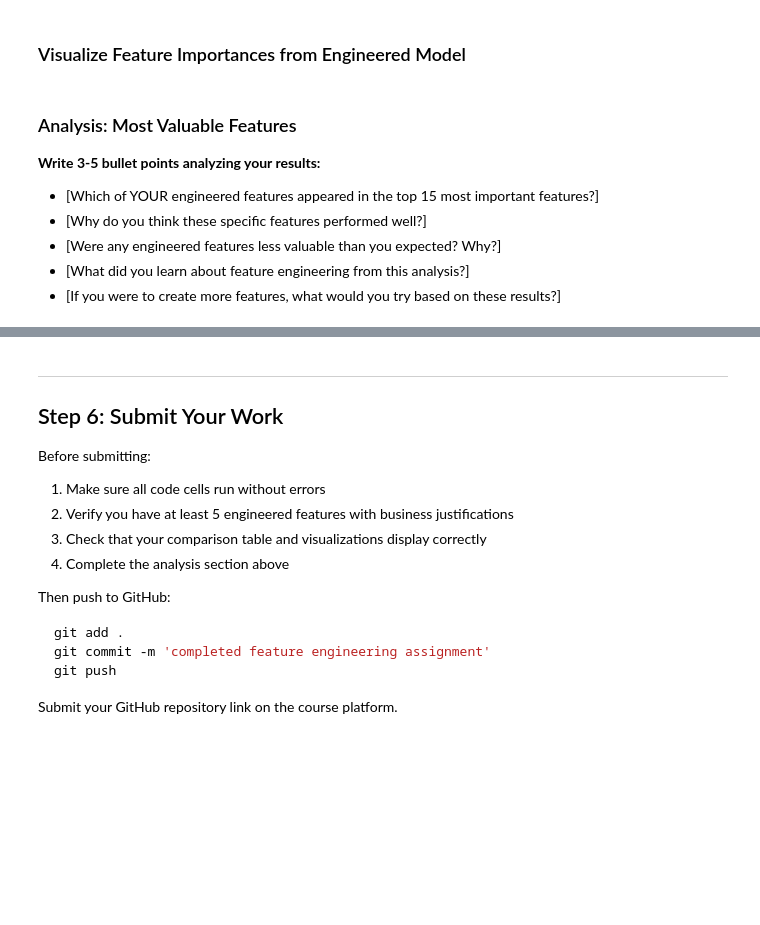
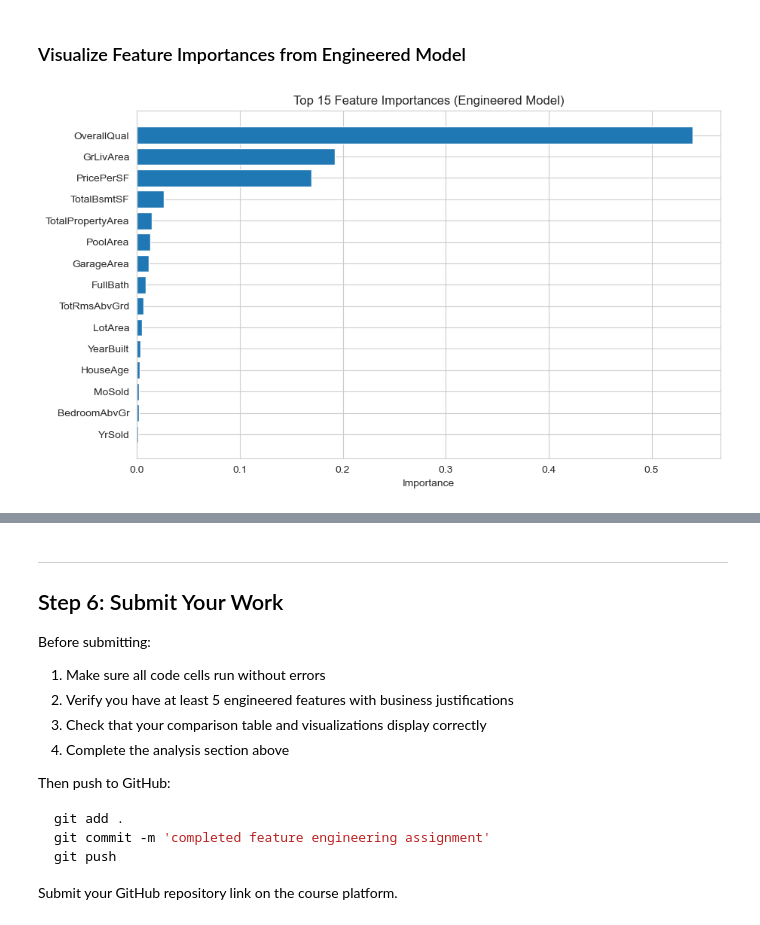
Before and after one commit to baylax816-lab/DTS-Assignment2, a Jupyter notebook: starter_notebook.ipynb, the cells around one changed output, grey strips where cells are left out. Drawn from its saved outputs; the diff is of its cells as text; code cells hidden in the pictures; blank space fills up the shorter version.

```diff
--- a/starter_notebook.ipynb
+++ b/starter_notebook.ipynb
@@ -101,7 +101,6 @@ baseline_features = [
     'MoSold',
     'HalfBath',
     'PoolArea',
-    'LotFrontage',
     'MSSubClass',
     'SalePrice',
     # Add more features here
@@ -266,7 +266,7 @@ Name: TotalPropertyArea, Length: 1460, dtype: int64
 # %%
 # TODO: Create your third engineered feature
-df['QualityLotScore'] = df['OverallQual'] * df['LotArea']
-print(df['QualityLotScore'])
+df['total_bathrooms'] = df['FullBath'] + 0.5 * df['HalfBath']
+print(df['total_bathrooms'])
 # %% [output]
 0        59150
 1        57600
@@ -339,7 +339,7 @@ You can create additional features beyond the required 5 if you think they'll im
 engineered_features = [
     'HouseAge',
     'TotalPropertyArea',
-    'QualityLotScore',
+    'total_bathrooms',
     'LargeGarage',
     'PricePerSF',
     # Add your engineered feature names here
@@ -359,20 +361,22 @@ KeyError: "['LotFrontage'] not in index"
 # %%
 # Split data (use same random_state for fair comparison)
 # TODO: Split X_engineered and y
-X_train_eng, X_test_eng, y_train_eng, y_test_eng = None, None, None, None
+X_train_eng, X_test_eng, y_train_eng, y_test_eng = train_test_split(
+    X_engineered, y, test_size=0.2, random_state=42
+)  # Replace with train_test_split()
 
 # Train model with engineered features
 # TODO: Train RandomForestRegressor(n_estimators=100, random_state=42)
-engineered_model = None  # Replace with trained model
-
+engineered_model = RandomForestRegressor(n_estimators=100, random_state=42) # Replace with trained model
+engineered_model.fit(X_train_eng, y_train_eng)
 # Make predictions
 # TODO: Generate predictions on test set
-engineered_predictions = None  # Replace with predictions
+engineered_predictions = engineered_model.predict(X_test_eng)# Replace with predictions
 
 # Calculate metrics
 # TODO: Calculate R² and RMSE
-engineered_r2 = None  # Replace with r2_score()
-engineered_rmse = None  # Replace with np.sqrt(mean_squared_error())
+engineered_r2 = r2_score(y_test_eng, engineered_predictions)  # Replace with r2_score()
+engineered_rmse = np.sqrt(mean_squared_error(y_test_eng, engineered_predictions)) # Replace with np.sqrt(mean_squared_error())
 
 print("\n" + "="*80)
 print("ENGINEERED MODEL RESULTS")
@@ -408,14 +431,17 @@ if baseline_r2 is not None and engineered_r2 is not None:
 # %%
 # Extract and visualize top 15 feature importances
 # TODO: Get feature importances from engineered_model
 # TODO: Create horizontal bar plot of top 15 features
+feature_importances = pd.DataFrame({
+    'Feature': X_engineered.columns,
+    'Importance': engineered_model.feature_importances_
+}).sort_values(by='Importance', ascending=False)
+top_15_features = feature_importances.head(15)
+plt.figure()
+plt.barh(top_15_features['Feature'], top_15_features['Importance'])
+plt.xlabel('Importance')
+plt.title('Top 15 Feature Importances (Engineered Model)')
+plt.gca().invert_yaxis()  # Invert y-axis to show most important at
+plt.show()
+# %% [output]
+[figure, added]
-# %% [markdown]
-### Analysis: Most Valuable Features
-
-**Write 3-5 bullet points analyzing your results:**
-
-- [Which of YOUR engineered features appeared in the top 15 most important features?]
-- [Why do you think these specific features performed well?]
-- [Were any engineered features less valuable than you expected? Why?]
-- [What did you learn about feature engineering from this analysis?]
-- [If you were to create more features, what would you try based on these results?]
```
Also changed, not shown: parts of 18 cells of this notebook.
